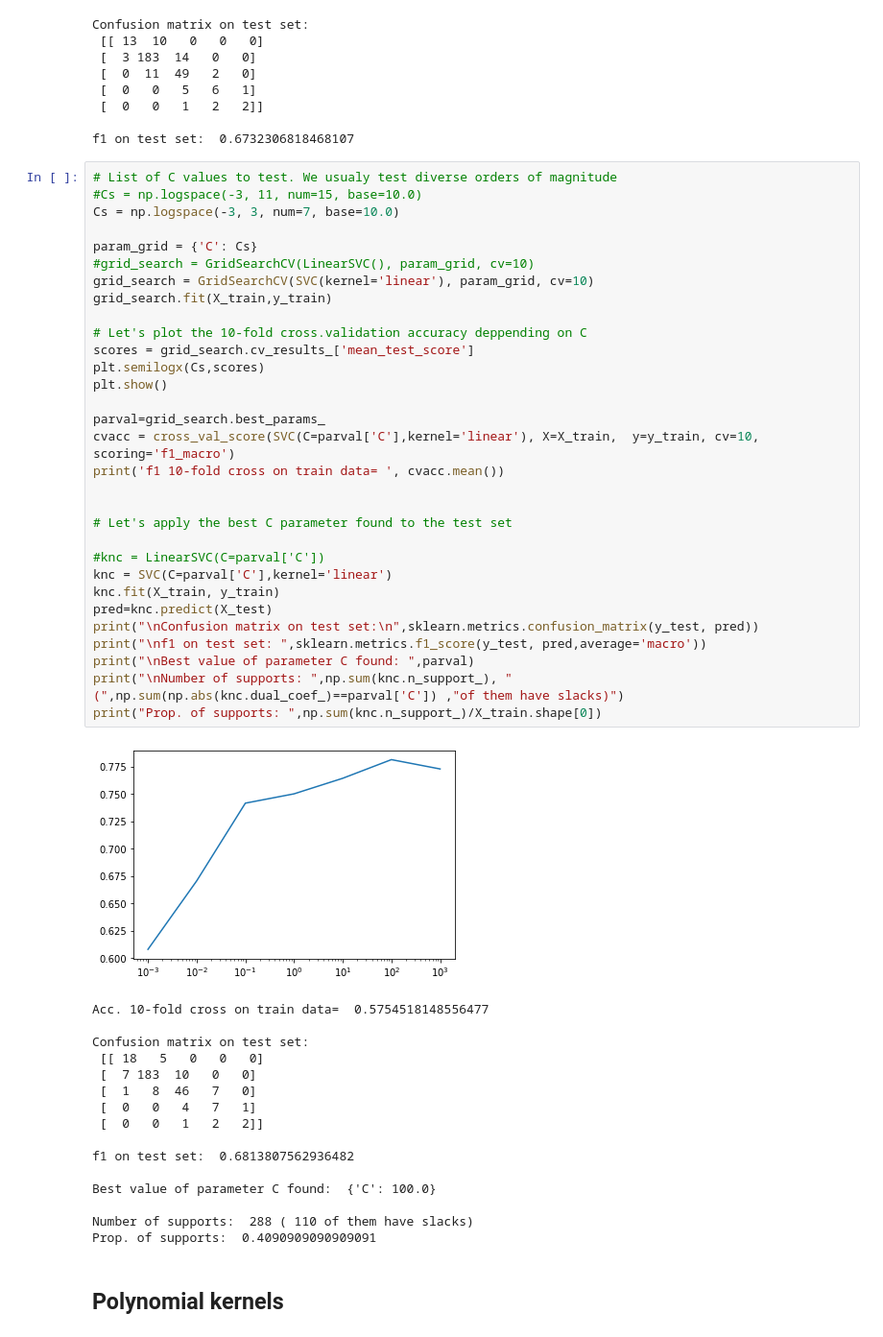
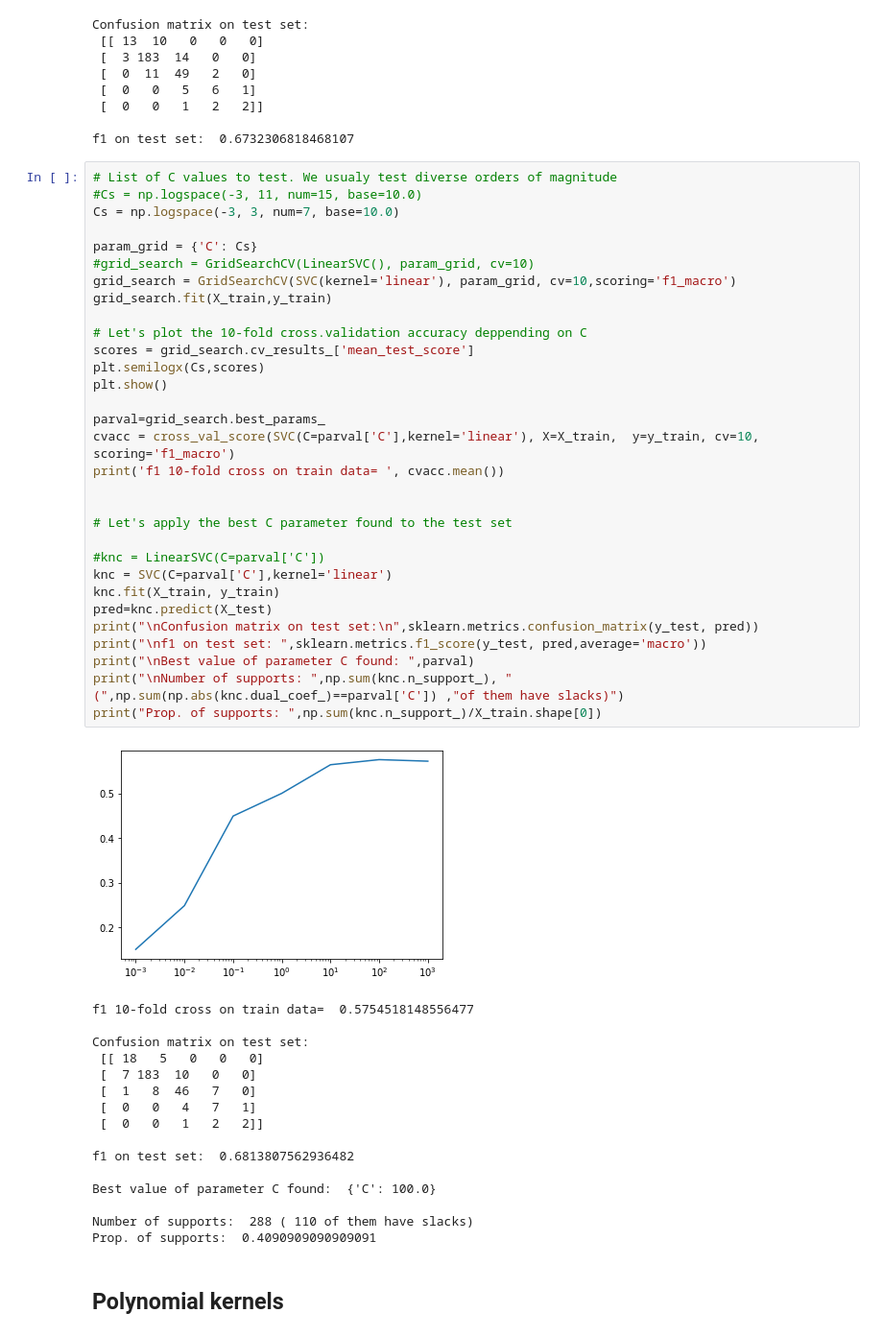
Before and after one commit to FerranAgulloLopez/DataMiningHousePrices, a Jupyter notebook: scripts/SVM .ipynb, the cells around one changed output. Shown at 96% size. Saved outputs shown, nothing was run; the diff lists cells and outputs as text.

```diff
--- a/scripts/SVM .ipynb
+++ b/scripts/SVM .ipynb
@@ -82,36 +82,36 @@ f1 on test set:  0.6732306818468107
 # List of C values to test. We usualy test diverse orders of magnitude
 #Cs = np.logspace(-3, 11, num=15, base=10.0)
 Cs = np.logspace(-3, 3, num=7, base=10.0)
 
 param_grid = {'C': Cs}
 #grid_search = GridSearchCV(LinearSVC(), param_grid, cv=10)
-grid_search = GridSearchCV(SVC(kernel='linear'), param_grid, cv=10)
+grid_search = GridSearchCV(SVC(kernel='linear'), param_grid, cv=10,scoring='f1_macro')
 grid_search.fit(X_train,y_train)
 
 # Let's plot the 10-fold cross.validation accuracy deppending on C
 scores = grid_search.cv_results_['mean_test_score']
 plt.semilogx(Cs,scores)
 plt.show()
 
 parval=grid_search.best_params_
 cvacc = cross_val_score(SVC(C=parval['C'],kernel='linear'), X=X_train,  y=y_train, cv=10, scoring='f1_macro')
 print('f1 10-fold cross on train data= ', cvacc.mean())
 
 
 # Let's apply the best C parameter found to the test set
 
 #knc = LinearSVC(C=parval['C'])
 knc = SVC(C=parval['C'],kernel='linear')
 knc.fit(X_train, y_train)
 pred=knc.predict(X_test)
 print("\nConfusion matrix on test set:\n",sklearn.metrics.confusion_matrix(y_test, pred))
 print("\nf1 on test set: ",sklearn.metrics.f1_score(y_test, pred,average='macro'))
 print("\nBest value of parameter C found: ",parval)
 print("\nNumber of supports: ",np.sum(knc.n_support_), "(",np.sum(np.abs(knc.dual_coef_)==parval['C']) ,"of them have slacks)")
 print("Prop. of supports: ",np.sum(knc.n_support_)/X_train.shape[0])
 # %% [output]
-[figure, old version]
+[figure, new version]
-Acc. 10-fold cross on train data=  0.5754518148556477
+f1 10-fold cross on train data=  0.5754518148556477
 
 Confusion matrix on test set:
  [[ 18   5   0   0   0]
```
Also changed, not shown: parts of 16 cells of this notebook.
